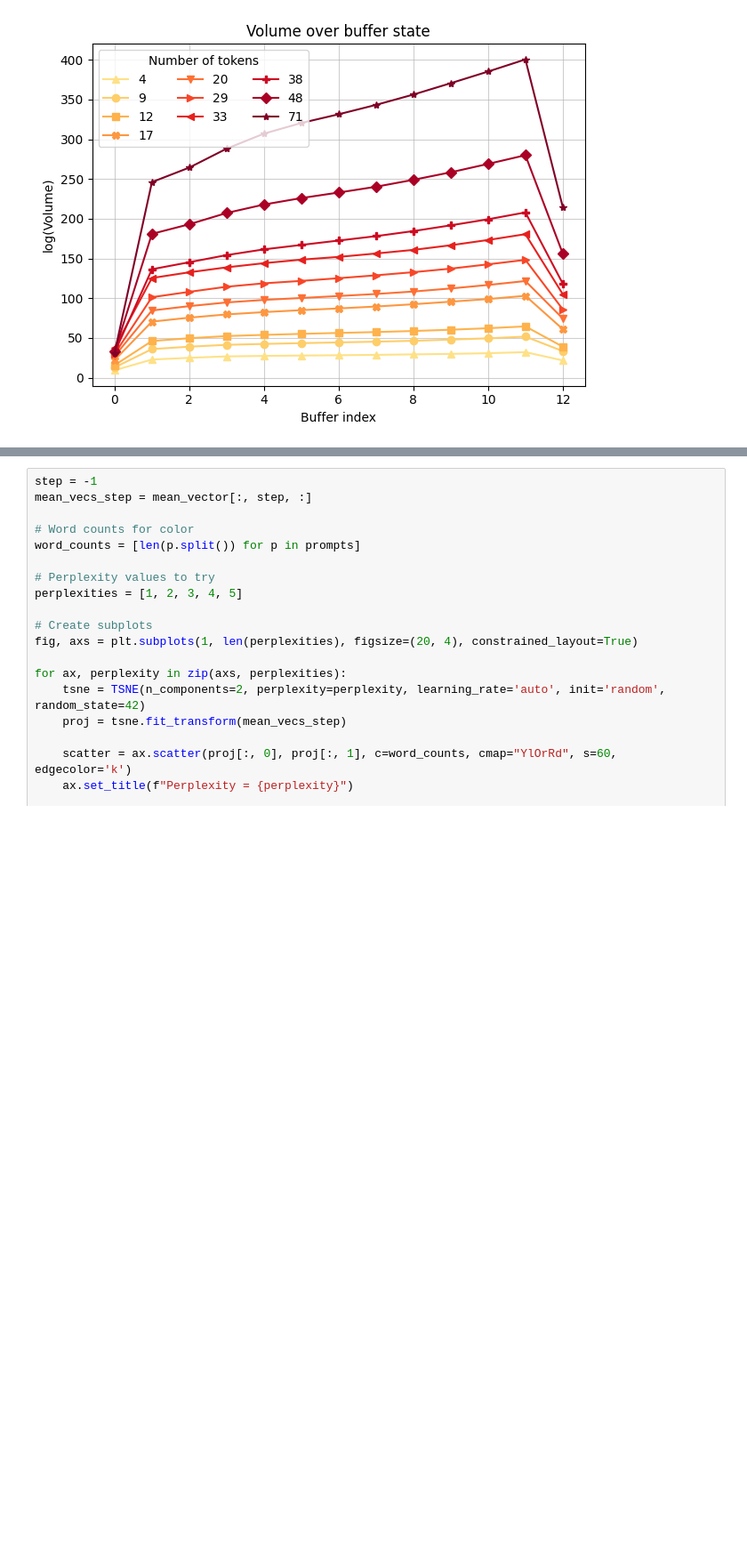
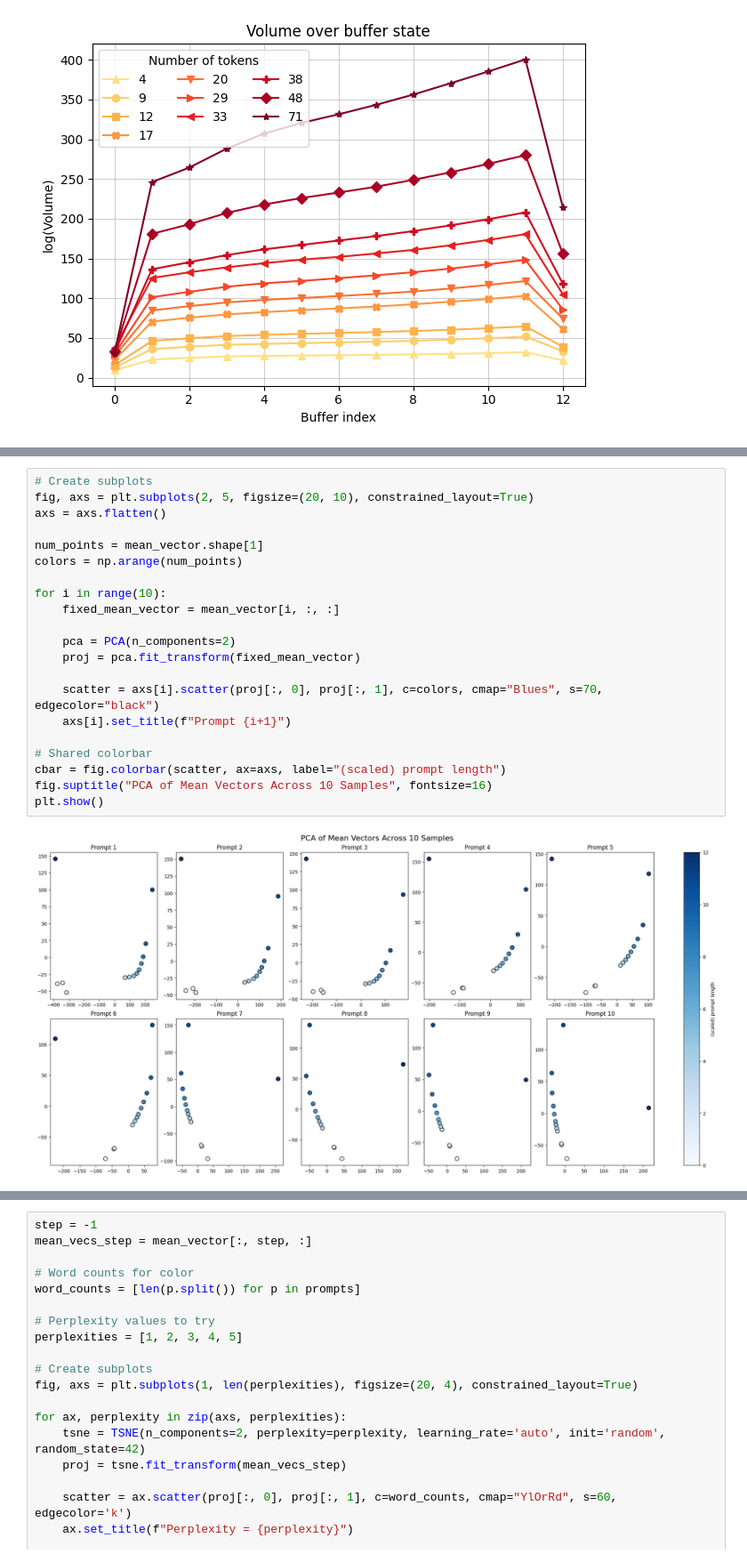
Before and after one commit to filippobezzi/transformer_geometrical_analysis, a Jupyter notebook: buffer_analysis.ipynb, the cells around one changed output, grey strips where cells are left out. Shown at 89% size. Drawn from its saved outputs; the diff is of its cells as text; blank space fills up the shorter version.

```diff
--- a/buffer_analysis.ipynb
+++ b/buffer_analysis.ipynb
@@ -185,0 +192,23 @@ plt.show()
+# %%
+# Create subplots
+fig, axs = plt.subplots(2, 5, figsize=(20, 10), constrained_layout=True)
+axs = axs.flatten()
+
+num_points = mean_vector.shape[1]
+colors = np.arange(num_points)
+
+for i in range(10):
+    fixed_mean_vector = mean_vector[i, :, :]
+
+    pca = PCA(n_components=2)
+    proj = pca.fit_transform(fixed_mean_vector)
+
+    scatter = axs[i].scatter(proj[:, 0], proj[:, 1], c=colors, cmap="Blues", s=70, edgecolor="black")
+    axs[i].set_title(f"Prompt {i+1}")
+
+# Shared colorbar
+cbar = fig.colorbar(scatter, ax=axs, label="(scaled) prompt length")
+fig.suptitle("PCA of Mean Vectors Across 10 Samples", fontsize=16)
+plt.show()
+# %% [output]
+[figure, added]
```
Also changed, not shown: parts of 5 cells of this notebook.
